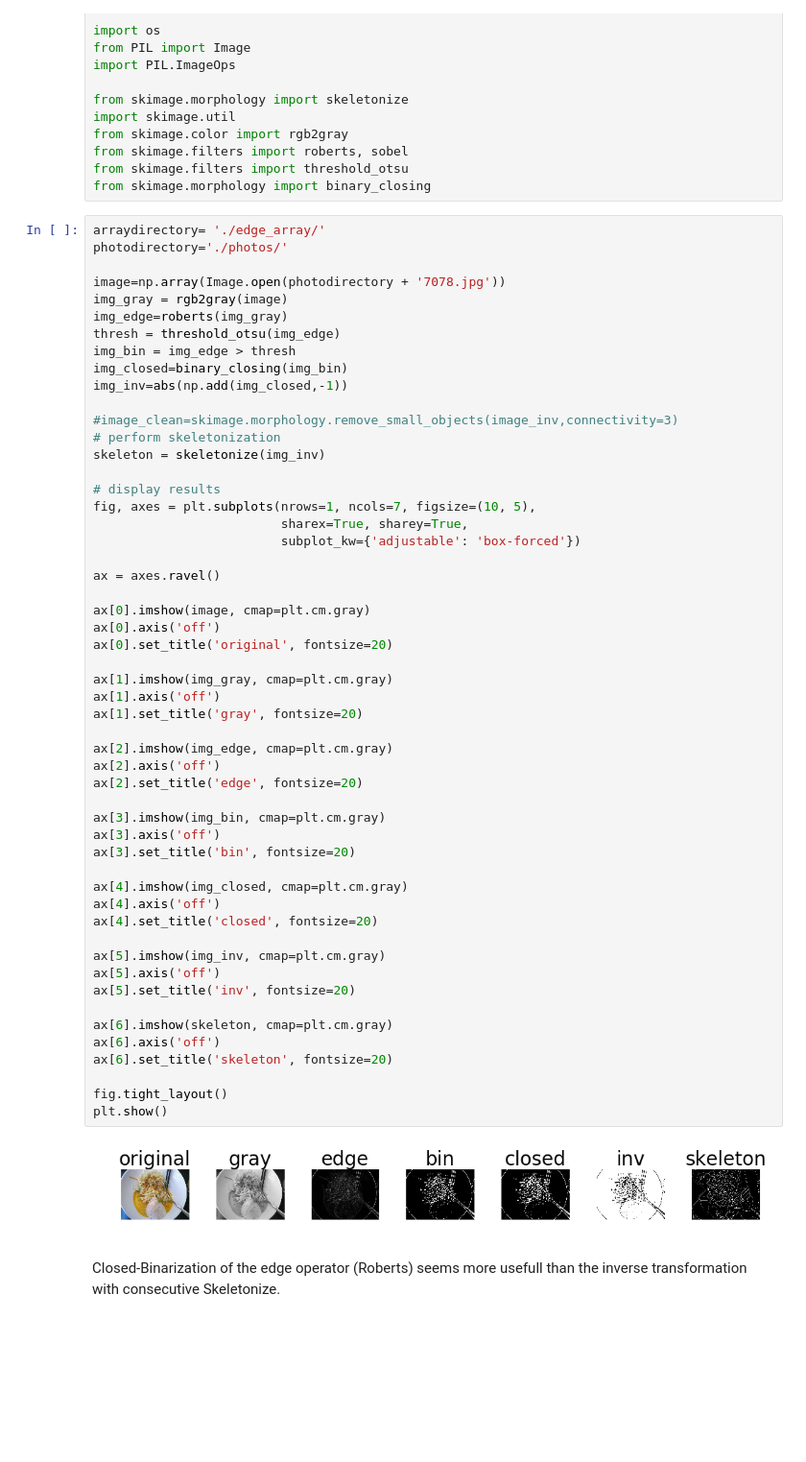
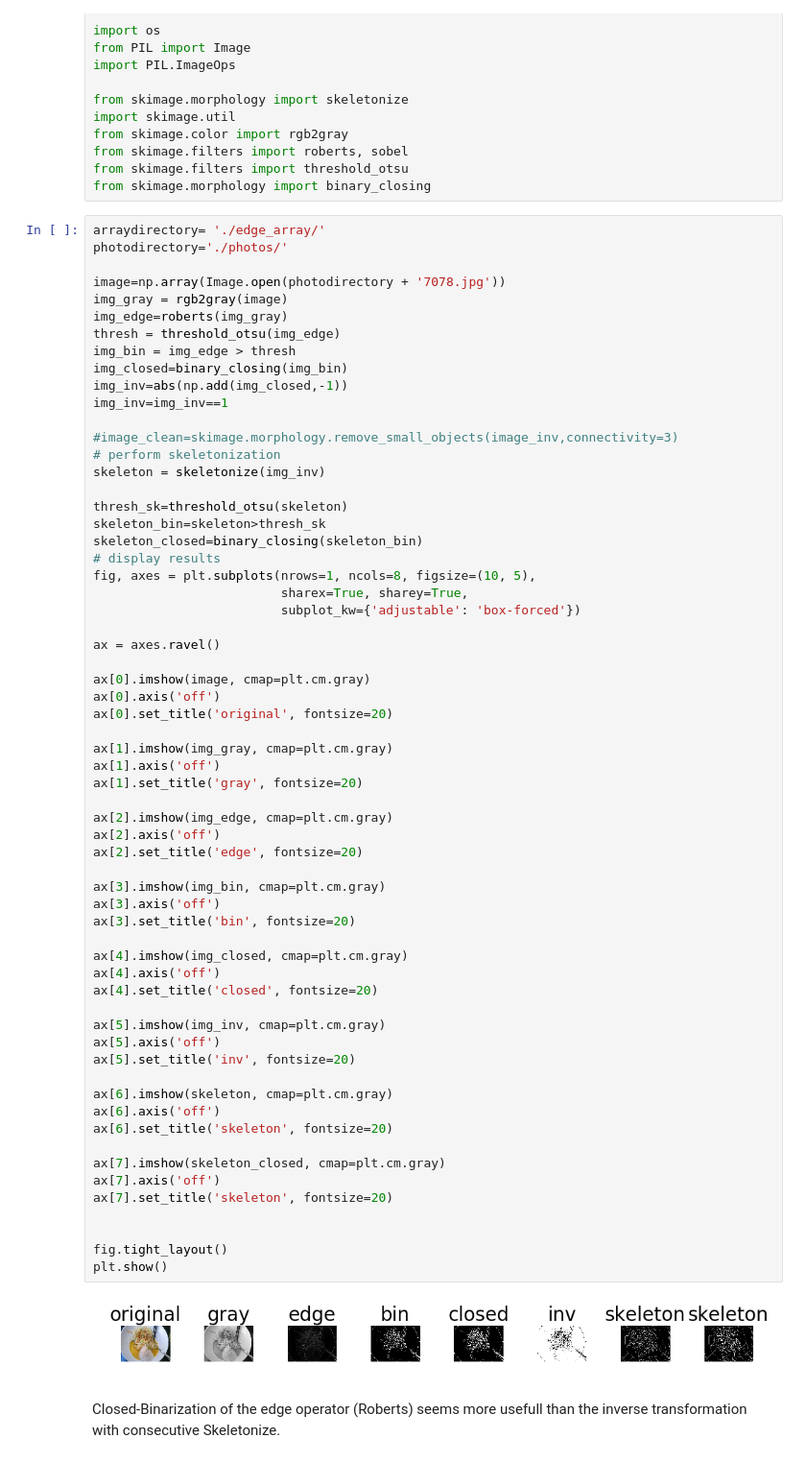
Before and after one commit to sacdallago/dataminer, a Jupyter notebook: Skeletonize/Skeletonize.ipynb, the cells around one changed output. Shown at 96% size. Saved outputs shown, nothing was run; the diff lists cells and outputs as text; blank space fills up the shorter version.

```diff
--- a/Skeletonize/Skeletonize.ipynb
+++ b/Skeletonize/Skeletonize.ipynb
@@ -23,13 +23,17 @@ thresh = threshold_otsu(img_edge)
 img_bin = img_edge > thresh
 img_closed=binary_closing(img_bin)
 img_inv=abs(np.add(img_closed,-1))
+img_inv=img_inv==1
 
 #image_clean=skimage.morphology.remove_small_objects(image_inv,connectivity=3)
 # perform skeletonization
 skeleton = skeletonize(img_inv)
 
+thresh_sk=threshold_otsu(skeleton)
+skeleton_bin=skeleton>thresh_sk
+skeleton_closed=binary_closing(skeleton_bin)
 # display results
-fig, axes = plt.subplots(nrows=1, ncols=7, figsize=(10, 5),
+fig, axes = plt.subplots(nrows=1, ncols=8, figsize=(10, 5),
                          sharex=True, sharey=True,
                          subplot_kw={'adjustable': 'box-forced'})
 
@@ -39,34 +43,39 @@ ax[0].imshow(image, cmap=plt.cm.gray)
 ax[0].axis('off')
 ax[0].set_title('original', fontsize=20)
 
 ax[1].imshow(img_gray, cmap=plt.cm.gray)
 ax[1].axis('off')
 ax[1].set_title('gray', fontsize=20)
 
 ax[2].imshow(img_edge, cmap=plt.cm.gray)
 ax[2].axis('off')
 ax[2].set_title('edge', fontsize=20)
 
 ax[3].imshow(img_bin, cmap=plt.cm.gray)
 ax[3].axis('off')
 ax[3].set_title('bin', fontsize=20)
 
 ax[4].imshow(img_closed, cmap=plt.cm.gray)
 ax[4].axis('off')
 ax[4].set_title('closed', fontsize=20)
 
 ax[5].imshow(img_inv, cmap=plt.cm.gray)
 ax[5].axis('off')
 ax[5].set_title('inv', fontsize=20)
 
 ax[6].imshow(skeleton, cmap=plt.cm.gray)
 ax[6].axis('off')
 ax[6].set_title('skeleton', fontsize=20)
 
+ax[7].imshow(skeleton_closed, cmap=plt.cm.gray)
+ax[7].axis('off')
+ax[7].set_title('skeleton', fontsize=20)
+
+
 fig.tight_layout()
 plt.show()
 # %% [output]
-[figure, old version]
+[figure, new version]
 # %% [markdown]
 Closed-Binarization of the edge operator (Roberts) seems more usefull than the inverse transformation with consecutive Skeletonize.
 # %%
```
Also changed, not shown: parts of 1 cell of this notebook, 6 other files.
